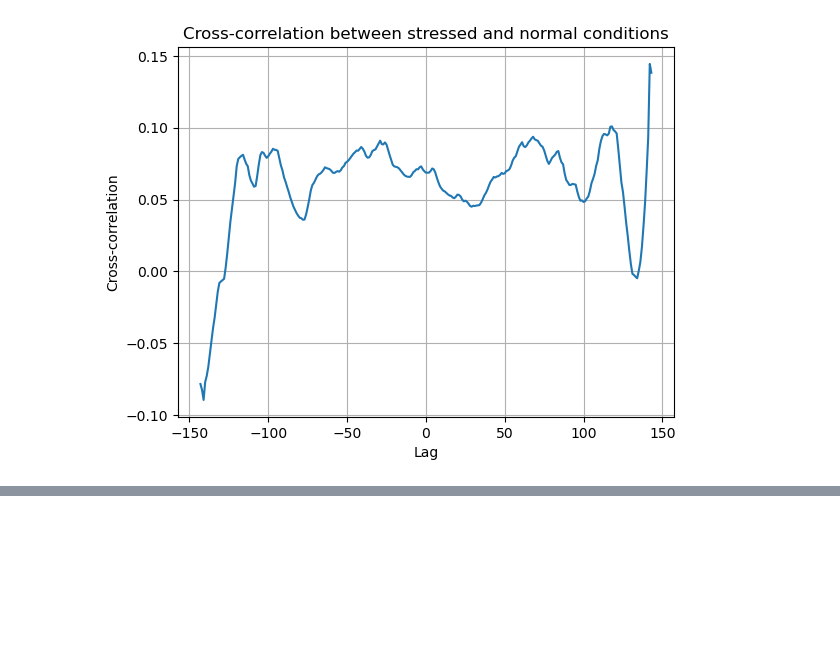
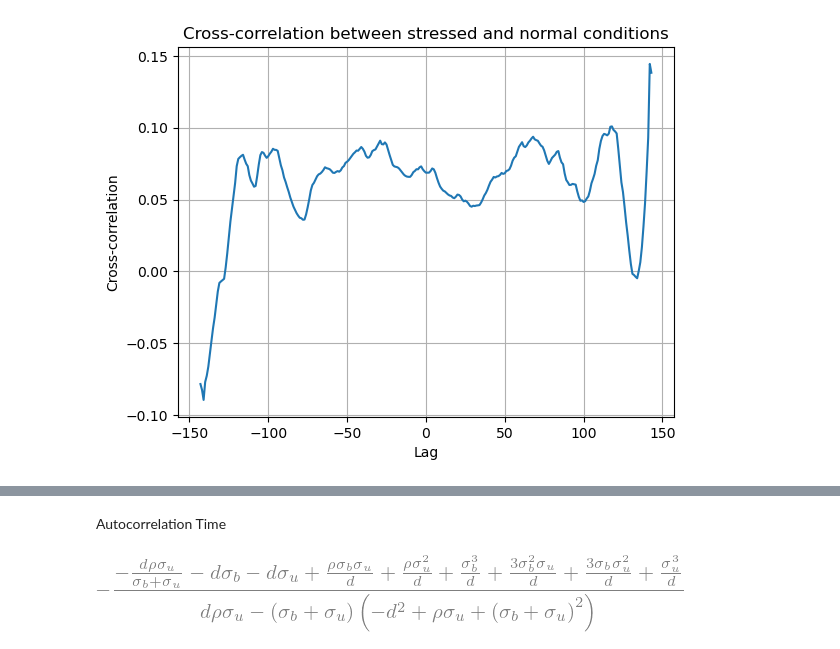
Before and after one commit to GrignardReagent/SSA, a Jupyter notebook: notebooks/WIP_auto_cross-correlation.ipynb, the cells around one changed output, grey strips where cells are left out. Drawn from its saved outputs; the diff is of its cells as text; code cells hidden in the pictures; blank space fills up the shorter version.

```diff
--- a/notebooks/WIP_auto_cross-correlation.ipynb
+++ b/notebooks/WIP_auto_cross-correlation.ipynb
@@ -291,0 +559,16 @@ def _dev(y, nr, nt, stationary=False):
+# %% [markdown]
+Autocorrelation Time
+# %%
+# Define the autocorrelation equation
+ACmRNA_eq = sp.exp(-d * t) * (
+    d * sp.exp((d - sigma_u - sigma_b) * t) * rho * sigma_u
+    - (sigma_u + sigma_b) * (-d**2 + rho * sigma_u + (sigma_u + sigma_b) ** 2)
+) / (
+    (d - sigma_u - sigma_b) * (rho * sigma_u + d * (sigma_u + sigma_b) + (sigma_u + sigma_b) ** 2)
+)
+
+# Autocorrelation time calculation
+autocorr_time = sp.integrate(ACmRNA_eq / ACmRNA_eq.subs(t, 0), (t, 0, sp.oo))
+autocorr_time
+# %% [output]
+[figure, added]
```
Also changed, not shown: parts of 10 cells of this notebook, 11 other files.
